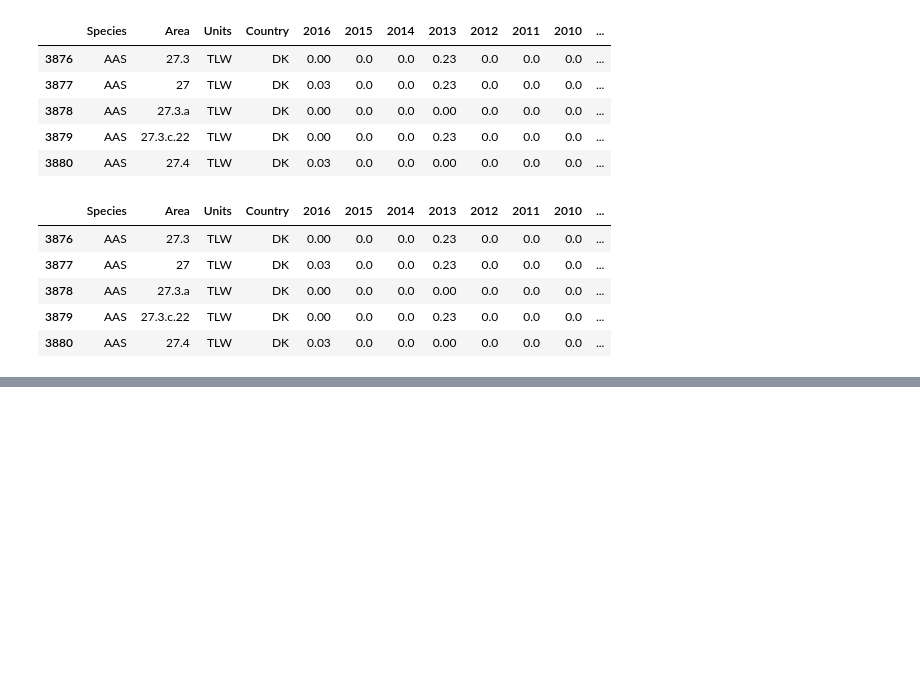
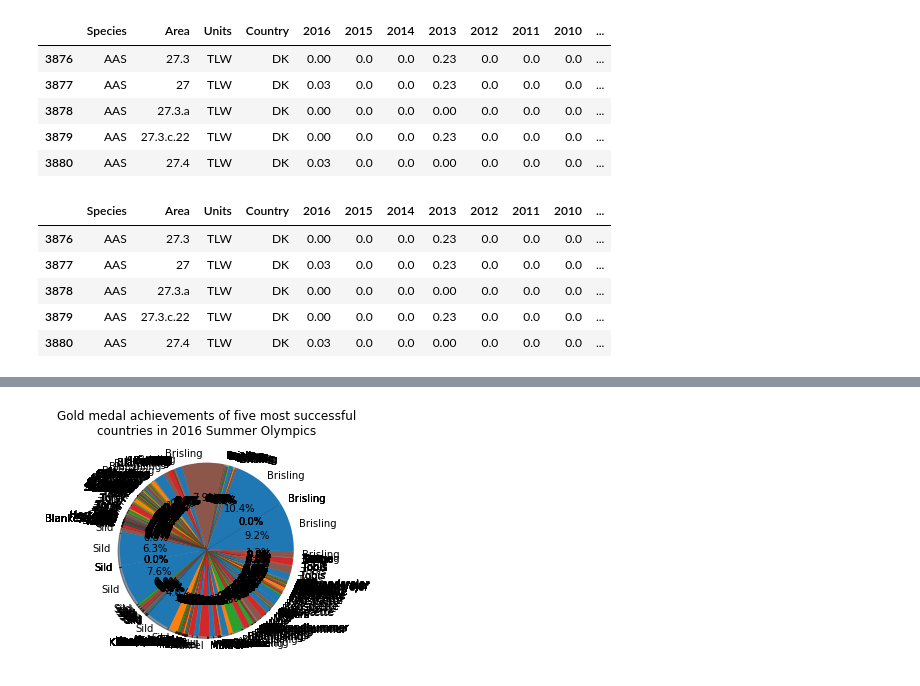
Before and after one commit to rtj164/projects-2019-teamlowenergy, a Jupyter notebook: dataproject/Katrine/Data project.ipynb, the cells around one changed output, grey strips where cells are left out. Drawn from its saved outputs; the diff is of its cells as text; code cells hidden in the pictures; blank space fills up the shorter version.

```diff
--- a/dataproject/Katrine/Data project.ipynb
+++ b/dataproject/Katrine/Data project.ipynb
@@ -235,0 +253,23 @@ data.head()
+# %%
+import matplotlib.pyplot as plt
+import pandas as pd
+
+
+
+amount_2016 = data["2016"]
+data.loc[data['Area'] == 27, :] = 'total'
+
+#species_data = data["Species"]
+
+
+
+colors = ["#1f77b4", "#ff7f0e", "#2ca02c", "#d62728", "#8c564b"]
+
+plt.pie(amount_2016, labels=species_data, explode=None, colors=colors,
+autopct='%1.1f%%', shadow=True, startangle=140)
+
+plt.title("Gold medal achievements of five most successful\n"+"countries in 2016 Summer Olympics")
+
+plt.show()
+# %% [output]
+[figure, added]
```
Also changed, not shown: parts of 3 cells of this notebook.
